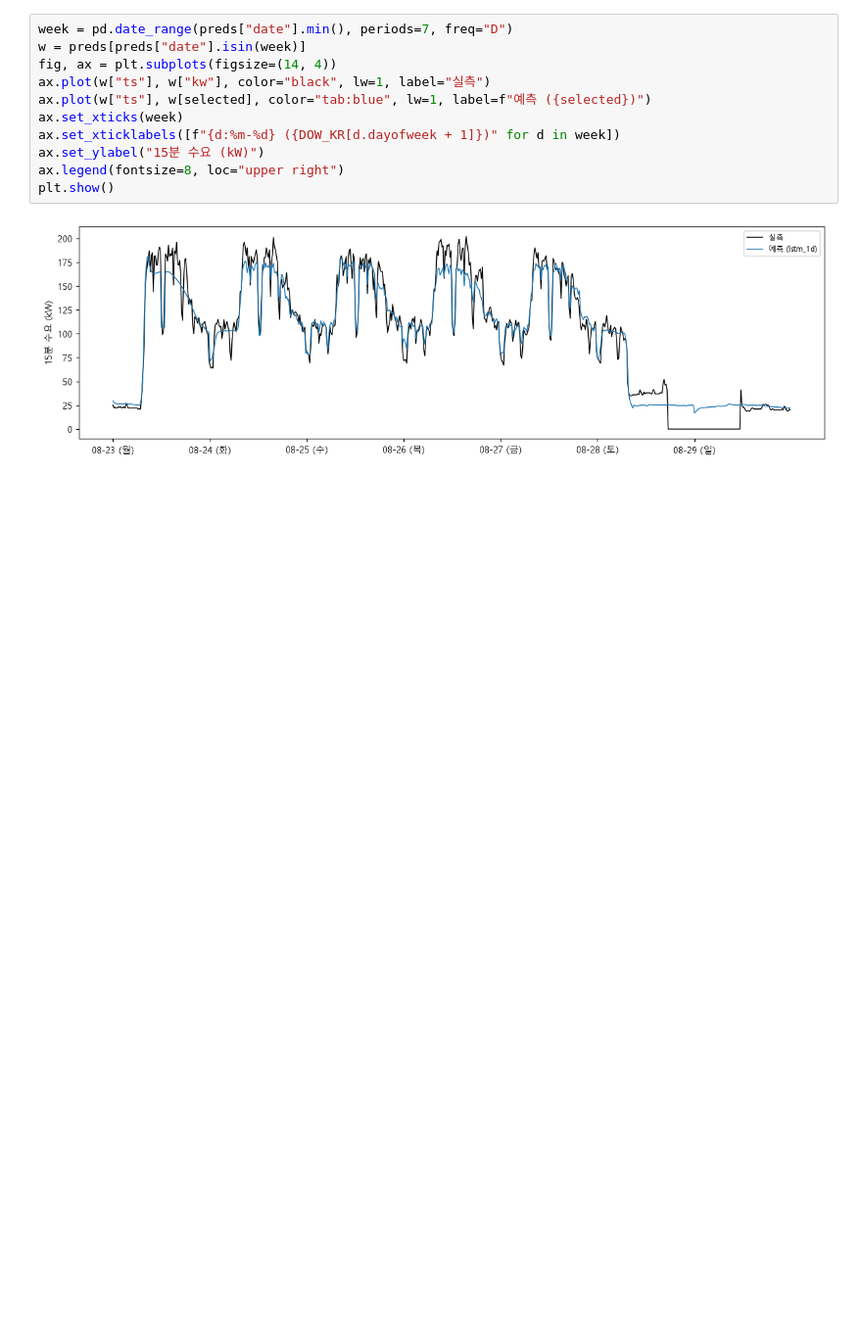
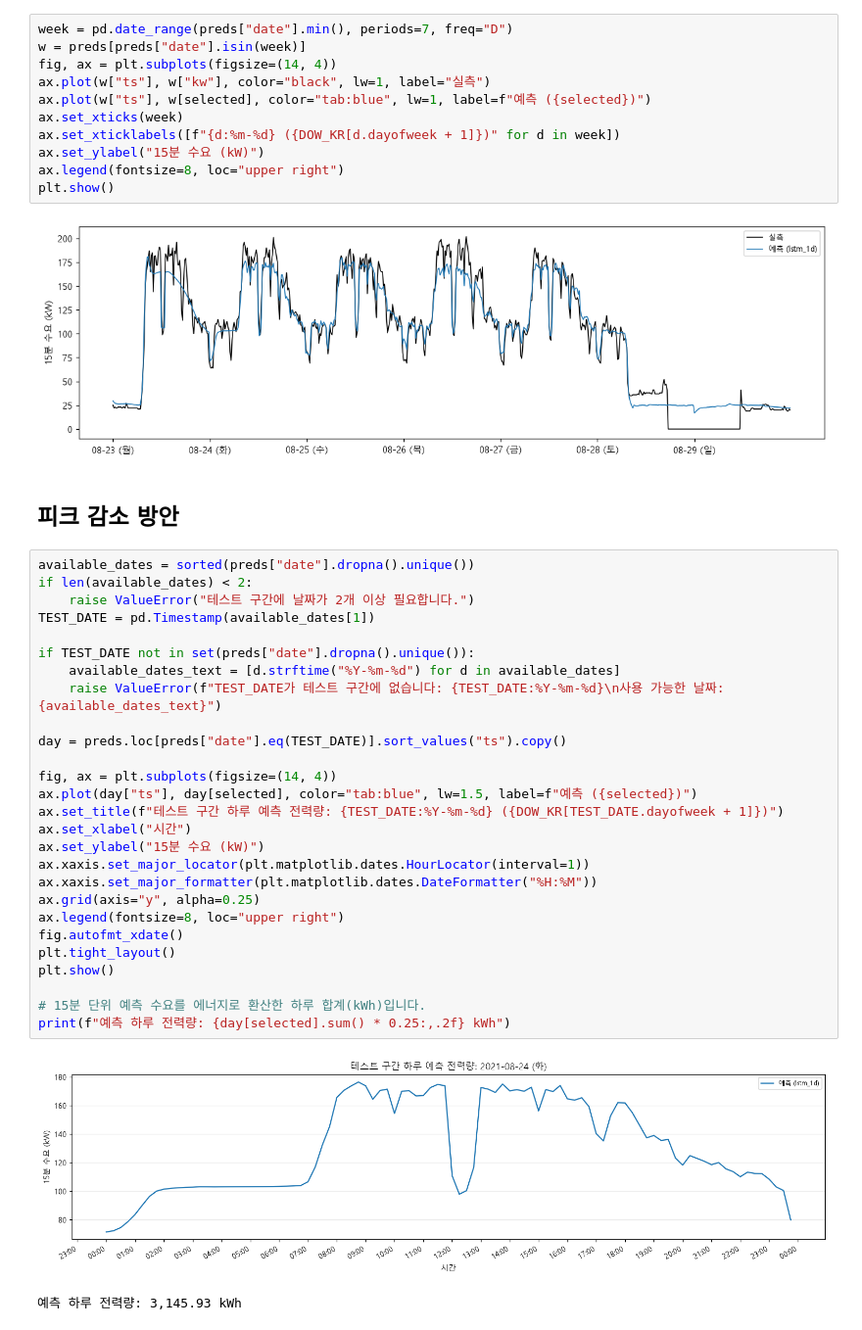
Before and after one commit to Jon-Irenicus/kamp_ai_competition, a Jupyter notebook: notebooks/03_model_application.ipynb, the cells around one changed output. Shown at 98% size. Cells and saved outputs as stored; diff of their text form; blank space fills up the shorter version.

```diff
--- a/notebooks/03_model_application.ipynb
+++ b/notebooks/03_model_application.ipynb
@@ -52,3 +54,35 @@ ax.legend(fontsize=8, loc="upper right")
 plt.show()
 # %% [output]
 [figure]
+# %% [markdown]
+## 피크 감소 방안
+# %%
+available_dates = sorted(preds["date"].dropna().unique())
+if len(available_dates) < 2:
+    raise ValueError("테스트 구간에 날짜가 2개 이상 필요합니다.")
+TEST_DATE = pd.Timestamp(available_dates[1])
+
+if TEST_DATE not in set(preds["date"].dropna().unique()):
+    available_dates_text = [d.strftime("%Y-%m-%d") for d in available_dates]
+    raise ValueError(f"TEST_DATE가 테스트 구간에 없습니다: {TEST_DATE:%Y-%m-%d}\n사용 가능한 날짜: {available_dates_text}")
+
+day = preds.loc[preds["date"].eq(TEST_DATE)].sort_values("ts").copy()
+
+fig, ax = plt.subplots(figsize=(14, 4))
+ax.plot(day["ts"], day[selected], color="tab:blue", lw=1.5, label=f"예측 ({selected})")
+ax.set_title(f"테스트 구간 하루 예측 전력량: {TEST_DATE:%Y-%m-%d} ({DOW_KR[TEST_DATE.dayofweek + 1]})")
+ax.set_xlabel("시간")
+ax.set_ylabel("15분 수요 (kW)")
+ax.xaxis.set_major_locator(plt.matplotlib.dates.HourLocator(interval=1))
+ax.xaxis.set_major_formatter(plt.matplotlib.dates.DateFormatter("%H:%M"))
+ax.grid(axis="y", alpha=0.25)
+ax.legend(fontsize=8, loc="upper right")
+fig.autofmt_xdate()
+plt.tight_layout()
+plt.show()
+
+# 15분 단위 예측 수요를 에너지로 환산한 하루 합계(kWh)입니다.
+print(f"예측 하루 전력량: {day[selected].sum() * 0.25:,.2f} kWh")
+# %% [output]
+[figure, added]
+예측 하루 전력량: 3,145.93 kWh
```
Also changed, not shown: parts of 2 cells of this notebook, 1 other file.
